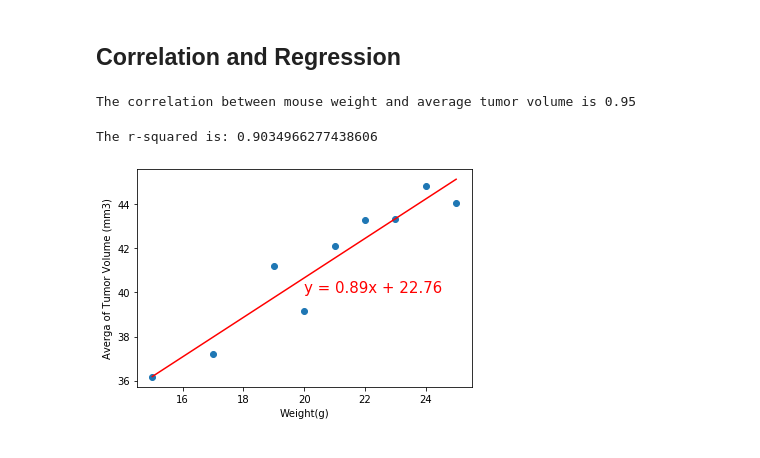
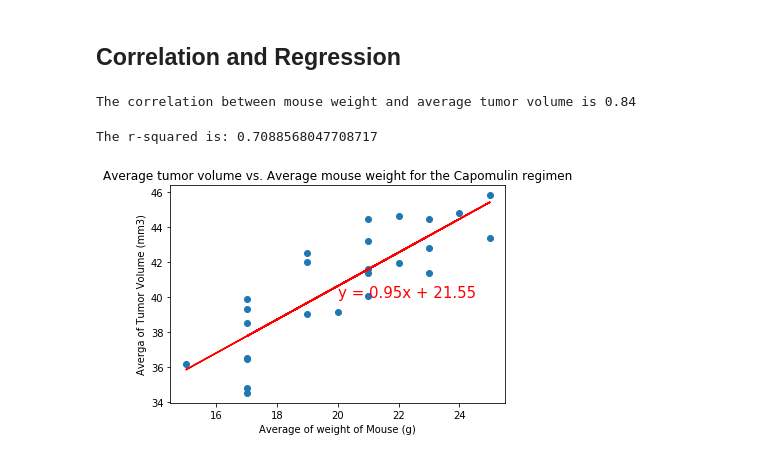
Before and after one commit to 22OVERSooN/Matplotlib_challenge, a Jupyter notebook: pymaceuticals_starter.ipynb, the cells around one changed output. Cells and saved outputs as stored; diff of their text form; code cells hidden in the pictures.

Commit message:
change correlation and quartiles

```diff
--- a/pymaceuticals_starter.ipynb
+++ b/pymaceuticals_starter.ipynb
@@ -279,14 +304,13 @@ line_plot = final_plotful.plot.line()
 capomulin_scatter_plot = clean_dataset[clean_dataset["Drug Regimen"].isin(["Capomulin"])]
 
 #group the weight and calculate the mean of the tumor volume
-average_tumor_volume = capomulin_scatter_plot.groupby("Weight (g)")['Tumor Volume (mm3)'].mean()
-
-#reset the index & rename the columns
-reset_index = average_tumor_volume.reset_index()
-
-#rename the columns
-reset_index = reset_index.rename(columns = {"Tumor Volume (mm3)":"Average of Tumor Volume (mm3)"})
+average_tumor_volume = capomulin_scatter_plot.groupby("Mouse ID")['Tumor Volume (mm3)'].mean()
+average_weight = capomulin_scatter_plot.groupby("Mouse ID")['Weight (g)'].mean()
 
 #generate the scatter plot
-scatter_plot = reset_index.plot(kind='scatter', x='Weight (g)', y='Average of Tumor Volume (mm3)', grid = True, figsize= (8,8))
+plt.scatter(average_weight,average_tumor_volume)
+plt.xlabel("Average of weight of Mouse (g)")
+plt.ylabel("Average of tumor Volume (mm3)")
+plt.title("Average tumor volume vs. Average mouse weight for the Capomulin regimen")
+plt.show()
 # %% [output]
@@ -297,34 +321,35 @@ scatter_plot = reset_index.plot(kind='scatter', x='Weight (g)', y='Average of Tu
 # Calculate the correlation coefficient and linear regression model
 
 # for mouse weight and average tumor volume for the Capomulin regimen
-x_values = reset_index.iloc[:,0]
-y_values = reset_index.iloc[:,1]
+x_values = average_weight
+y_values = average_tumor_volume
 
 #calculate the correlation and print this out
 correlation = st.pearsonr(x_values,y_values)
 print(f"The correlation between mouse weight and average tumor volume is {round(correlation[0],2)}")
 # %% [output]
-The correlation between mouse weight and average tumor volume is 0.95
+The correlation between mouse weight and average tumor volume is 0.84
 # %%
 #calculate the linear value
 (slope, intercept, rvalue, pvalue, stderr) = linregress(x_values,y_values)
 regress_values = x_values * slope + intercept
 
 #put this into a function
 line_eq = "y = " + str(round(slope,2)) + "x + " + str(round(intercept,2))
 
 #draw the scatter chart
 plt.scatter(x_values,y_values)
 plt.plot(x_values,regress_values,"r-")
 plt.annotate(line_eq,(20,40),fontsize=15,color="red")
 
 #change the x and y label
-plt.xlabel('Weight(g)')
+plt.xlabel('Average of weight of Mouse (g)')
 plt.ylabel('Averga of Tumor Volume (mm3)')
+plt.title("Average tumor volume vs. Average mouse weight for the Capomulin regimen")
 
 #print the function on the chart
 print(f"The r-squared is: {rvalue**2}")
 plt.show()
 # %% [output]
-The r-squared is: 0.9034966277438606
+The r-squared is: 0.7088568047708717
-[figure, old version]
+[figure, new version]
```
Also changed, not shown: parts of 7 cells of this notebook.
